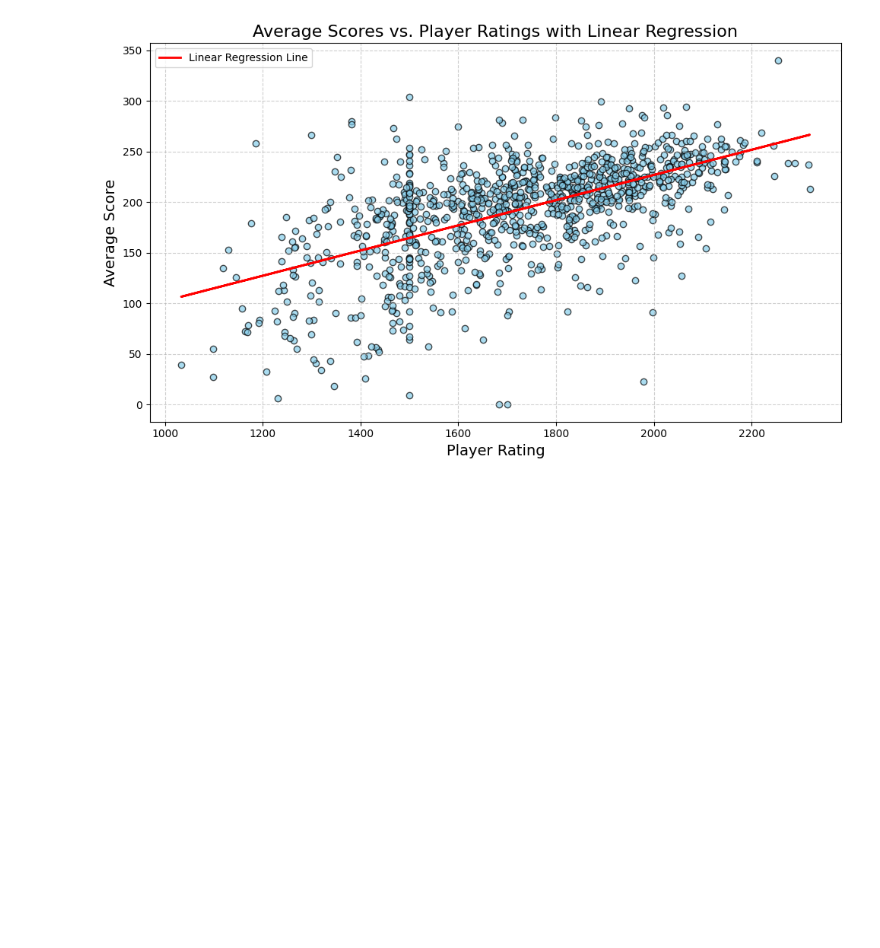
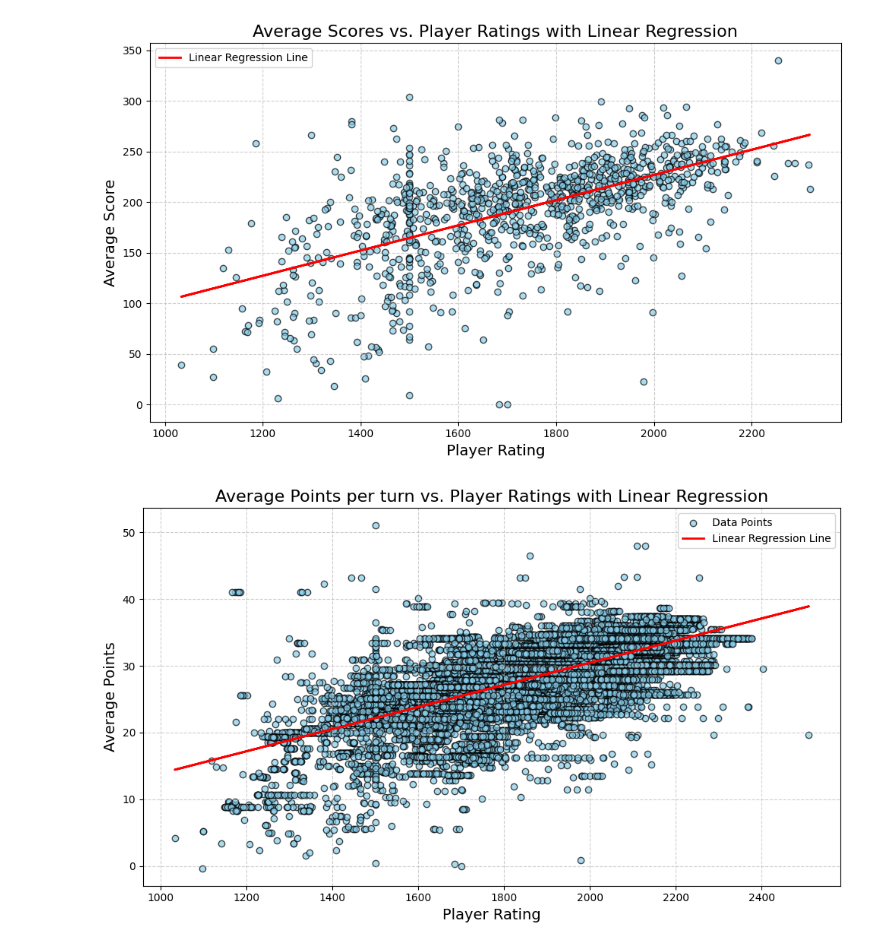
Before and after one commit to AmlMu/ScrabbleExercise, a Jupyter notebook: EDA.ipynb, the cells around one changed output. Cells and saved outputs as stored; diff of their text form; code cells hidden in the pictures; blank space fills up the shorter version.

Commit message:
more graphs

```diff
--- a/EDA.ipynb
+++ b/EDA.ipynb
@@ -454,3 +454,58 @@ games_with_score_and_rating = df_with_ratings.join(score_col)
 
 # Save or display the resulting DataFrame
 games_with_score_and_rating.to_csv('scrabble-player-rating/games_with_score_and_rating.csv', index=False)
+# %%
+import pandas as pd
+import matplotlib.pyplot as plt
+from sklearn.linear_model import LinearRegression
+import numpy as np
+
+# Load the datasets
+turns_df = pd.read_csv('scrabble-player-rating/turns.csv')
+train_df = pd.read_csv('scrabble-player-rating/train.csv')
+
+# Compute average points and minimum score for each player
+new = turns_df.groupby('nickname').agg(
+    avg_points=pd.NamedAgg(column="points", aggfunc="mean"),
+    score=pd.NamedAgg(column="score", aggfunc="min")
+)
+
+# Remove duplicates and keep only nickname and rating from train.csv
+train_ratings = train_df[['nickname', 'rating']].drop_duplicates()
+
+# Merge the ratings into the `new` DataFrame
+new_with_ratings = pd.merge(new, train_ratings, on='nickname', how='left')
+
+# Drop rows where `rating` is NaN (optional, for scatterplot purposes)
+new_with_ratings_clean = new_with_ratings.dropna(subset=['rating'])
+
+# Prepare data for linear regression
+X = new_with_ratings_clean[['rating']]  # Independent variable (player ratings)
+y = new_with_ratings_clean['avg_points']  # Dependent variable (average points)
+
+# Fit the linear regression model
+model = LinearRegression()
+model.fit(X, y)
+
+# Predict the values from the model
+y_pred = model.predict(X)
+
+# Scatterplot between average points and ratings
+plt.figure(figsize=(10, 6))
+plt.scatter(new_with_ratings_clean['rating'], new_with_ratings_clean['avg_points'], alpha=0.7, color='skyblue', edgecolor='black', label='Data Points')
+
+# Plot the regression line
+plt.plot(new_with_ratings_clean['rating'], y_pred, color='red', linewidth=2, label='Linear Regression Line')
+
+# Title and labels
+plt.title('Average Points per turn vs. Player Ratings with Linear Regression', fontsize=16)
+plt.xlabel('Player Rating', fontsize=14)
+plt.ylabel('Average Points', fontsize=14)
+plt.grid(True, linestyle='--', alpha=0.6)
+plt.legend()
+plt.tight_layout()
+
+# Show the plot
+plt.show()
+# %% [output]
+[figure, added]
```
